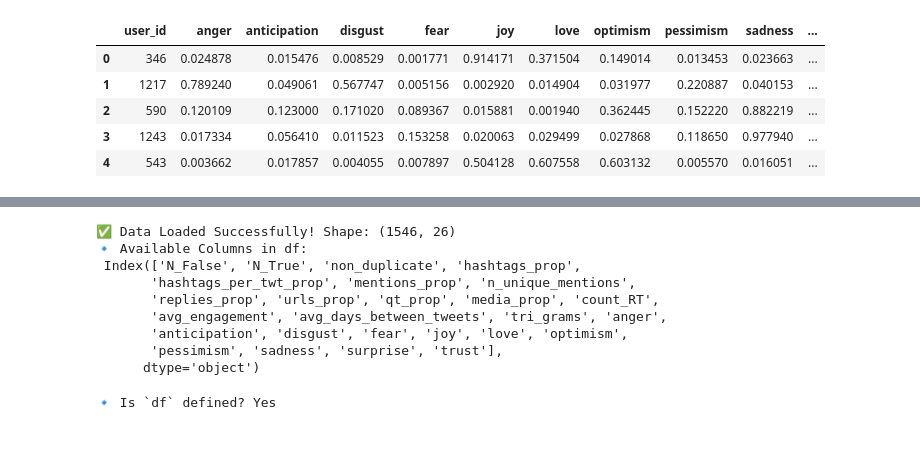
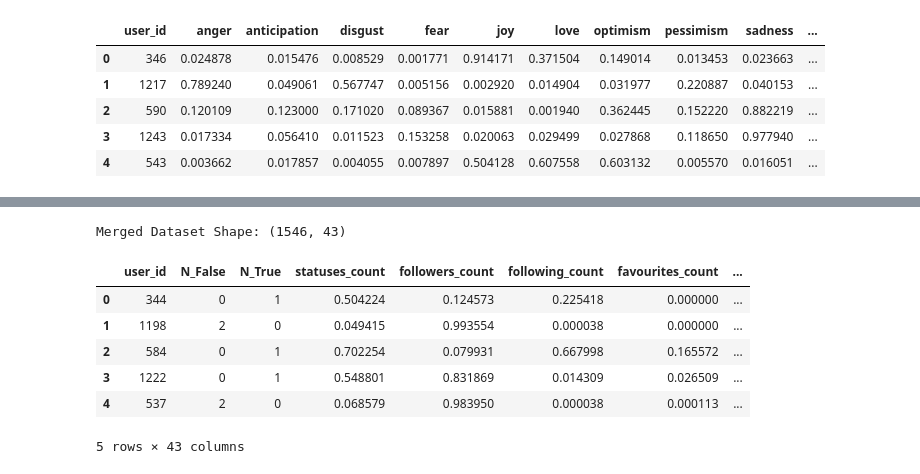
Before and after one commit to Dhanu321/IEEE, a Jupyter notebook: Fakenewsdetection_IEEE (2).ipynb, the cells around one changed output, grey strips where cells are left out. Drawn from its saved outputs; the diff is of its cells as text; code cells hidden in the pictures; blank space fills up the shorter version.

```diff
--- a/Fakenewsdetection_IEEE (2).ipynb
+++ b/Fakenewsdetection_IEEE (2).ipynb
@@ -331,7 +65,0 @@ Columns in df_textual: Index(['user_id', 'tri_grams'], dtype='object')
-# %%
-df_users = pd.read_csv("Users.csv")  # Load original user dataset
-
-# Merge `user_id` back into df
-df = df_users[['user_id']].merge(df, left_index=True, right_index=True)
-
-print("✅ `user_id` restored! Columns in df now:", df.columns)
@@ -672,33 +66,18 @@ True
-# %%
-import pandas as pd
-
-# Load datasets
-users = pd.read_csv("Users.csv")
-statistical = pd.read_csv("statistical_features.csv")
-textual = pd.read_csv("textual_features.csv")
-emotional = pd.read_csv("emotional_features.csv")
-
-# Merge datasets on 'user_id'
-df = users.merge(statistical, on="user_id", how="left") \
-          .merge(textual, on="user_id", how="left") \
-          .merge(emotional, on="user_id", how="left")
-
-# Drop 'user_id' since it's not required for model training
-df.drop(columns=['user_id'], inplace=True)
-
-print("✅ Data Loaded Successfully! Shape:", df.shape)
-print("🔹 Available Columns in df:\n", df.columns)
-# %% [output]
-✅ Data Loaded Successfully! Shape: (1546, 26)
-🔹 Available Columns in df:
- Index(['N_False', 'N_True', 'non_duplicate', 'hashtags_prop',
-       'hashtags_per_twt_prop', 'mentions_prop', 'n_unique_mentions',
-       'replies_prop', 'urls_prop', 'qt_prop', 'media_prop', 'count_RT',
-       'avg_engagement', 'avg_days_between_tweets', 'tri_grams', 'anger',
-       'anticipation', 'disgust', 'fear', 'joy', 'love', 'optimism',
-       'pessimism', 'sadness', 'surprise', 'trust'],
-      dtype='object')
-# %%
-print("🔹 Is `df` defined?", "Yes" if 'df' in locals() else "No")
-# %% [output]
-🔹 Is `df` defined? Yes
+# %%
+# Merge datasets on 'user_id'
+merged_df = df_users.merge(df_profile, on="user_id", how="inner")
+merged_df = merged_df.merge(df_statistical, on="user_id", how="inner")
+merged_df = merged_df.merge(df_emotional, on="user_id", how="inner")
+
+# Display the merged dataset
+print("Merged Dataset Shape:", merged_df.shape)
+display(merged_df.head())
+# %% [output]
+Merged Dataset Shape: (1546, 43)
+|  | user_id | N_False | N_True | statuses_count | followers_count | following_count | favourites_count | ... |
+| 0 | 344 | 0 | 1 | 0.504224 | 0.124573 | 0.225418 | 0.000000 | ... |
+| 1 | 1198 | 2 | 0 | 0.049415 | 0.993554 | 0.000038 | 0.000000 | ... |
+| 2 | 584 | 0 | 1 | 0.702254 | 0.079931 | 0.667998 | 0.165572 | ... |
+| 3 | 1222 | 0 | 1 | 0.548801 | 0.831869 | 0.014309 | 0.026509 | ... |
+| 4 | 537 | 2 | 0 | 0.068579 | 0.983950 | 0.000038 | 0.000113 | ... |
+5 rows × 43 columns
```
Also changed, not shown: parts of 59 cells of this notebook, 7 other files.
